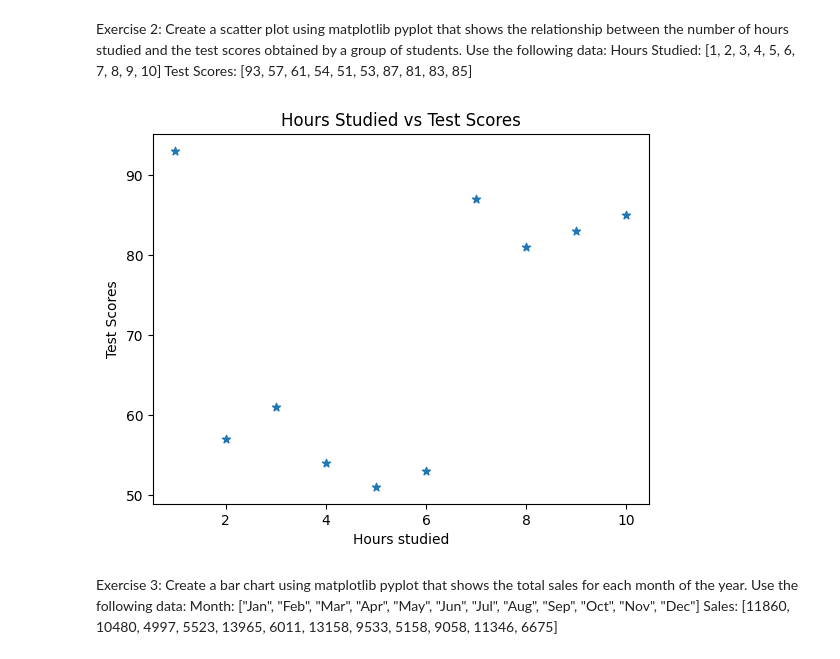
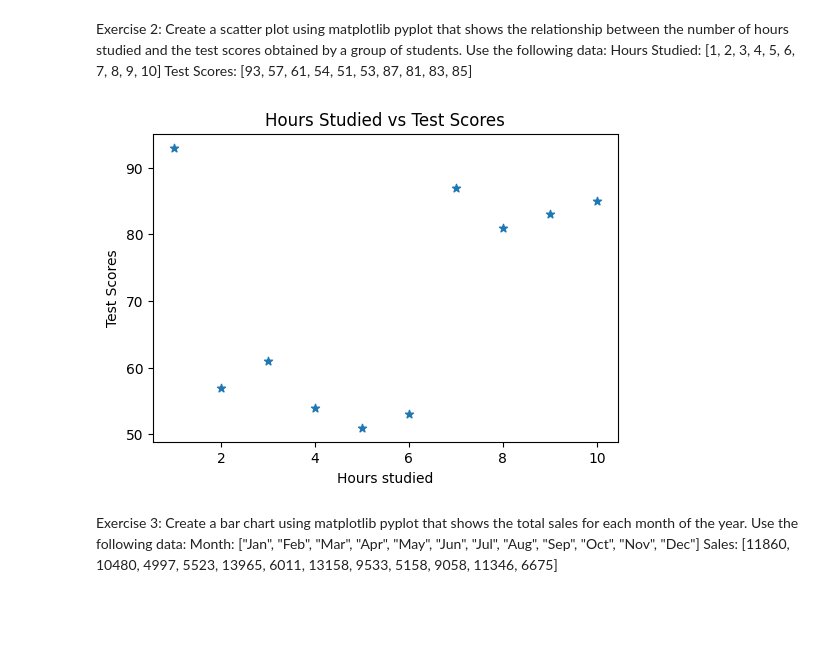
Before and after one commit to JismaRashid/Jupyter_Files, a Jupyter notebook: Matplotlib.ipynb, the cells around one changed output. Cells and saved outputs as stored; diff of their text form; code cells hidden in the pictures; blank space fills up the shorter version.

```diff
--- a/Matplotlib.ipynb
+++ b/Matplotlib.ipynb
@@ -322,15 +322,17 @@ Create a scatter plot using matplotlib pyplot that shows the relationship betwee
 Hours Studied: [1, 2, 3, 4, 5, 6, 7, 8, 9, 10]
 Test Scores: [93, 57, 61, 54, 51, 53, 87, 81, 83, 85]
 # %%
+import matplotlib.pyplot as plt
 hours=[1, 2, 3, 4, 5, 6, 7, 8, 9, 10]
 scores=[93, 57, 61, 54, 51, 53, 87, 81, 83, 85]
+plt.figure(figsize=(6,4),dpi=100)
 plt.scatter(hours,scores,marker='*')
 plt.title('Hours Studied vs Test Scores')
 plt.xlabel('Hours studied')
 plt.ylabel('Test Scores')
 plt.show()
 # %% [output]
-[figure, old version]
+[figure, new version]
 # %% [markdown]
 Exercise 3:
 Create a bar chart using matplotlib pyplot that shows the total sales for each month of the year. Use the following data:
```
Also changed, not shown: 15 other files.
